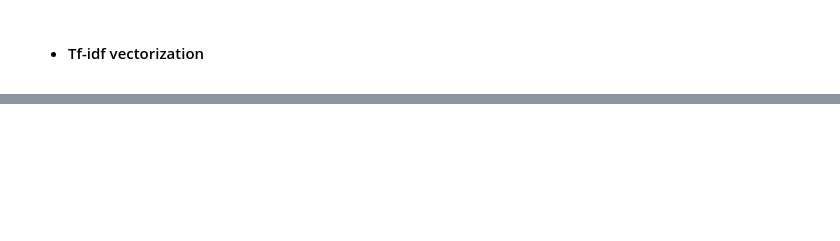
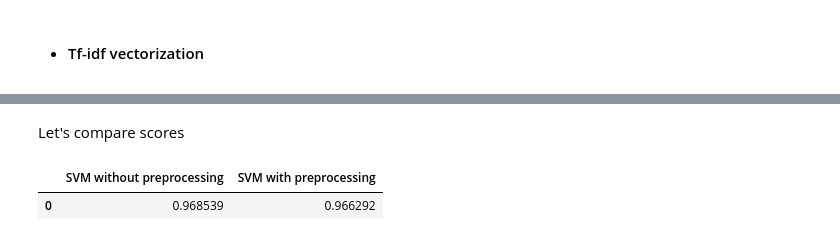
Before and after one commit to PanosEvange/DataMiningProj2_2020, a Jupyter notebook: sdi1500039.ipynb, the cells around one changed output, grey strips where cells are left out. Saved outputs shown, nothing was run; the diff lists cells and outputs as text; code cells hidden in the pictures; blank space fills up the shorter version.

```diff
--- a/sdi1500039.ipynb
+++ b/sdi1500039.ipynb
@@ -527,0 +608,10 @@ ENTERTAINMENT       0.93      0.91      0.92        77
+# %%
+# preprocess train data
+for index, row in trainDataSet.iterrows():
+    initialText = row["CONTENT"]
+    trainDataSet.iloc[index]["CONTENT"] = preprocessText(initialText)
+
+# # preprocess test data
+for index, row in testDataSet.iterrows():
+    initialText = row["CONTENT"]
+    testDataSet.iloc[index]["CONTENT"] = preprocessText(initialText)
@@ -527,0 +620,8 @@ ENTERTAINMENT       0.93      0.91      0.92        77
+# %%
+for index, row in trainDataSet.iterrows():
+    initialText = row["CONTENT"]
+    trainDataSet.iloc[index]["CONTENT"] = stemmingPreprocess(initialText)
+
+for index, row in testDataSet.iterrows():
+    initialText = row["CONTENT"]
+    testDataSet.iloc[index]["CONTENT"] = stemmingPreprocess(initialText)
@@ -527,0 +630,8 @@ ENTERTAINMENT       0.93      0.91      0.92        77
+# %%
+tfIdfVectorizer = TfidfVectorizer(max_features=1000)
+
+trainX = tfIdfVectorizer.fit_transform(trainDataSet['CONTENT'])
+testX = tfIdfVectorizer.transform(testDataSet['CONTENT'])
+
+print('\n-------------SVM Classification with TfIdf Vectorization in processed text-------------')
+accuracyDict["TfIdf-SVM-processed"] = SvmClassification(trainX, trainY, testX, testY, le)
@@ -527,0 +657,12 @@ ENTERTAINMENT       0.93      0.91      0.92        77
+# %% [markdown]
+Let's compare scores
+# %%
+resultsDataCompare = {'SVM without preprocessing': [accuracyDict["TfIdf-SVM"]],
+               'SVM with preprocessing': [accuracyDict["TfIdf-SVM-processed"]]}
+
+resultsCompareDataFrame = pd.DataFrame(data=resultsDataCompare)
+
+resultsCompareDataFrame
+# %% [output]
+|  | SVM without preprocessing | SVM with preprocessing |
+| 0 | 0.968539 | 0.966292 |
```
Also changed, not shown: parts of 16 cells of this notebook, 1 other file.
